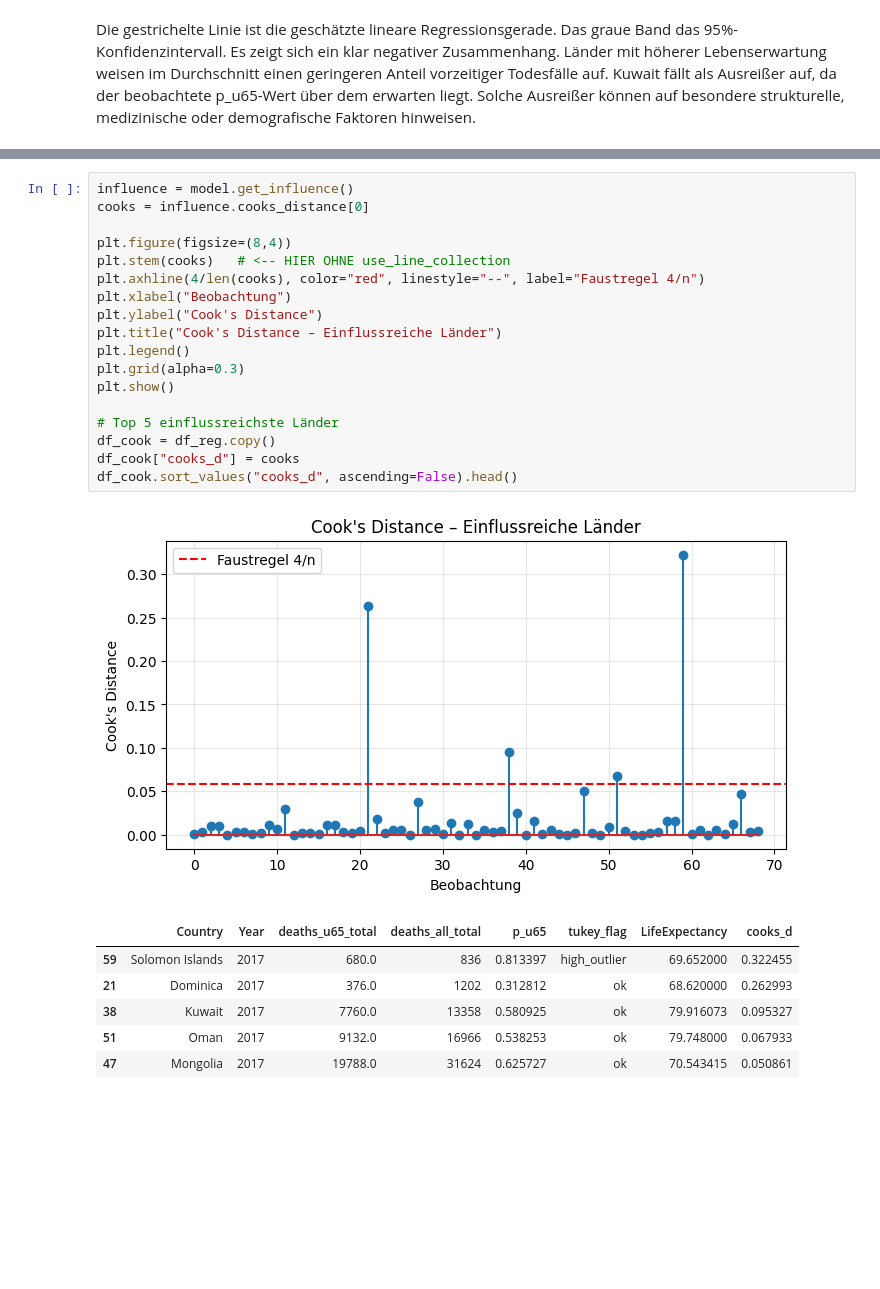
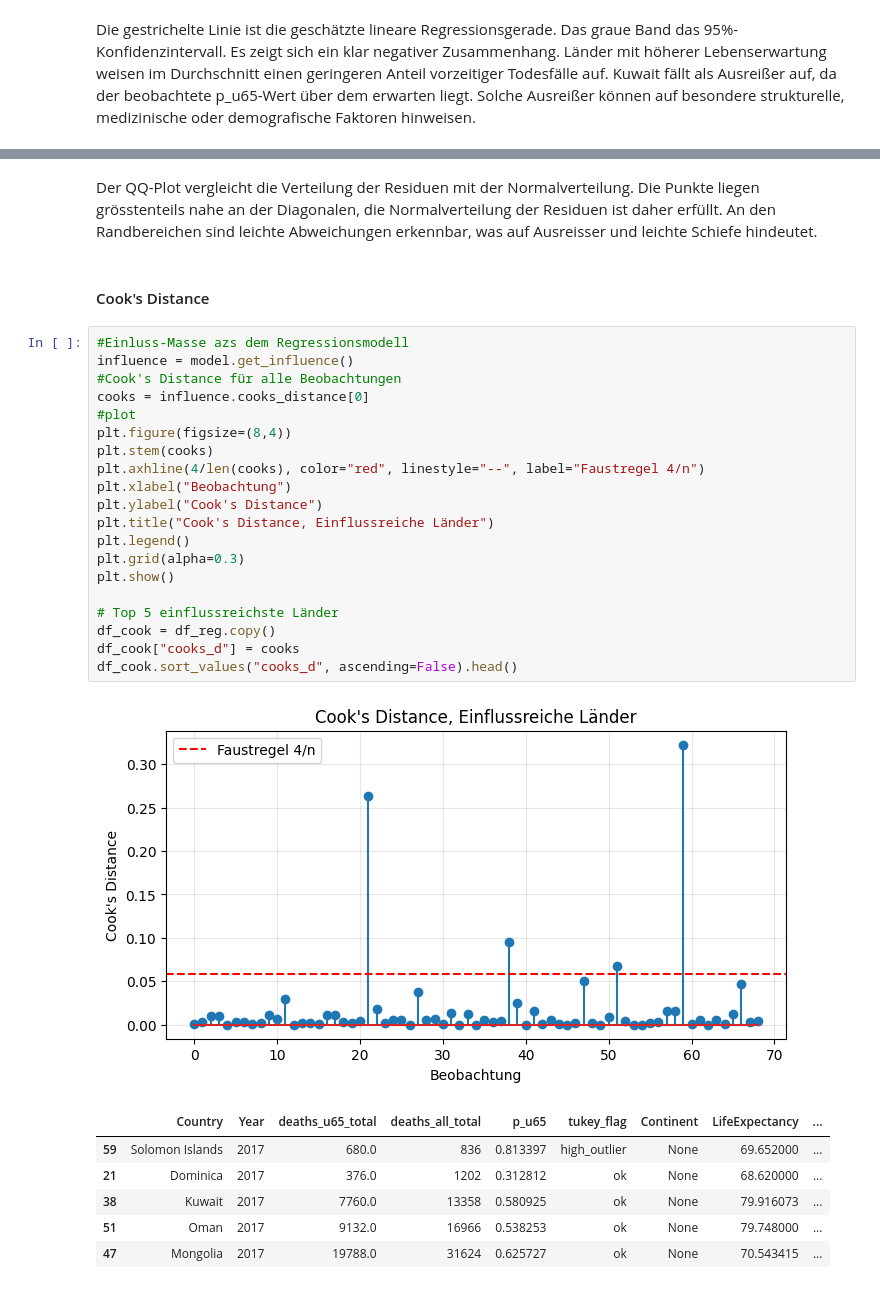
Before and after one commit to ihringerlinus/WHO_Mortality_Database, a Jupyter notebook: Premature_Mortality.ipynb, the cells around one changed output, grey strips where cells are left out. Cells and saved outputs as stored; diff of their text form; blank space fills up the shorter version.

```diff
--- a/Premature_Mortality.ipynb
+++ b/Premature_Mortality.ipynb
@@ -828,29 +834,35 @@ plt.grid(alpha=0.3)
 plt.show()
 # %% [output]
 [figure]
+# %% [markdown]
+Der QQ-Plot vergleicht die Verteilung der Residuen mit der Normalverteilung. Die Punkte liegen grösstenteils nahe an der Diagonalen, die Normalverteilung der Residuen ist daher erfüllt. An den Randbereichen sind leichte Abweichungen erkennbar, was auf Ausreisser und leichte Schiefe hindeutet.
+# %% [markdown]
+#### Cook's Distance
 # %%
+#Einluss-Masse azs dem Regressionsmodell
 influence = model.get_influence()
+#Cook's Distance für alle Beobachtungen
 cooks = influence.cooks_distance[0]
-
+#plot
 plt.figure(figsize=(8,4))
-plt.stem(cooks)   # <-- HIER OHNE use_line_collection
+plt.stem(cooks)
 plt.axhline(4/len(cooks), color="red", linestyle="--", label="Faustregel 4/n")
 plt.xlabel("Beobachtung")
 plt.ylabel("Cook's Distance")
-plt.title("Cook's Distance – Einflussreiche Länder")
+plt.title("Cook's Distance, Einflussreiche Länder")
 plt.legend()
 plt.grid(alpha=0.3)
 plt.show()
 
 # Top 5 einflussreichste Länder
 df_cook = df_reg.copy()
 df_cook["cooks_d"] = cooks
 df_cook.sort_values("cooks_d", ascending=False).head()
 # %% [output]
-[figure, old version]
+[figure, new version]
-|  | Country | Year | deaths_u65_total | deaths_all_total | p_u65 | tukey_flag | LifeExpectancy | cooks_d |
-| 59 | Solomon Islands | 2017 | 680.0 | 836 | 0.813397 | high_outlier | 69.652000 | 0.322455 |
-| 21 | Dominica | 2017 | 376.0 | 1202 | 0.312812 | ok | 68.620000 | 0.262993 |
-| 38 | Kuwait | 2017 | 7760.0 | 13358 | 0.580925 | ok | 79.916073 | 0.095327 |
-| 51 | Oman | 2017 | 9132.0 | 16966 | 0.538253 | ok | 79.748000 | 0.067933 |
-| 47 | Mongolia | 2017 | 19788.0 | 31624 | 0.625727 | ok | 70.543415 | 0.050861 |
+|  | Country | Year | deaths_u65_total | deaths_all_total | p_u65 | tukey_flag | Continent | LifeExpectancy | ... |
+| 59 | Solomon Islands | 2017 | 680.0 | 836 | 0.813397 | high_outlier | None | 69.652000 | ... |
+| 21 | Dominica | 2017 | 376.0 | 1202 | 0.312812 | ok | None | 68.620000 | ... |
+| 38 | Kuwait | 2017 | 7760.0 | 13358 | 0.580925 | ok | None | 79.916073 | ... |
+| 51 | Oman | 2017 | 9132.0 | 16966 | 0.538253 | ok | None | 79.748000 | ... |
+| 47 | Mongolia | 2017 | 19788.0 | 31624 | 0.625727 | ok | None | 70.543415 | ... |
```
Also changed, not shown: parts of 20 cells of this notebook.
